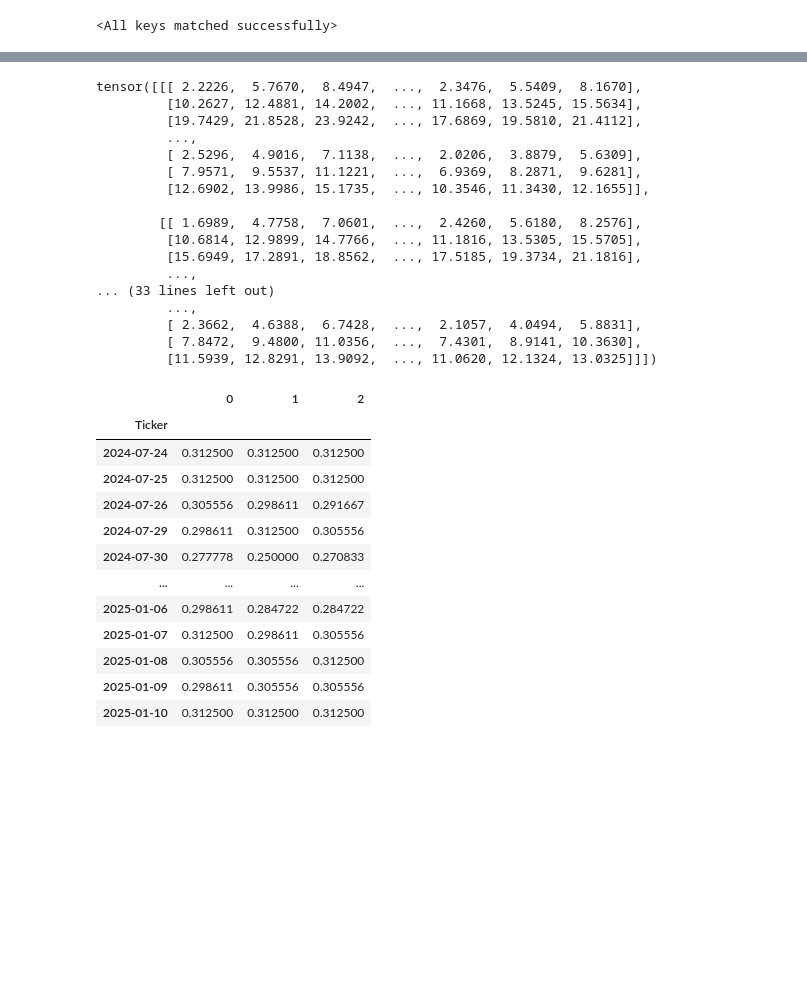
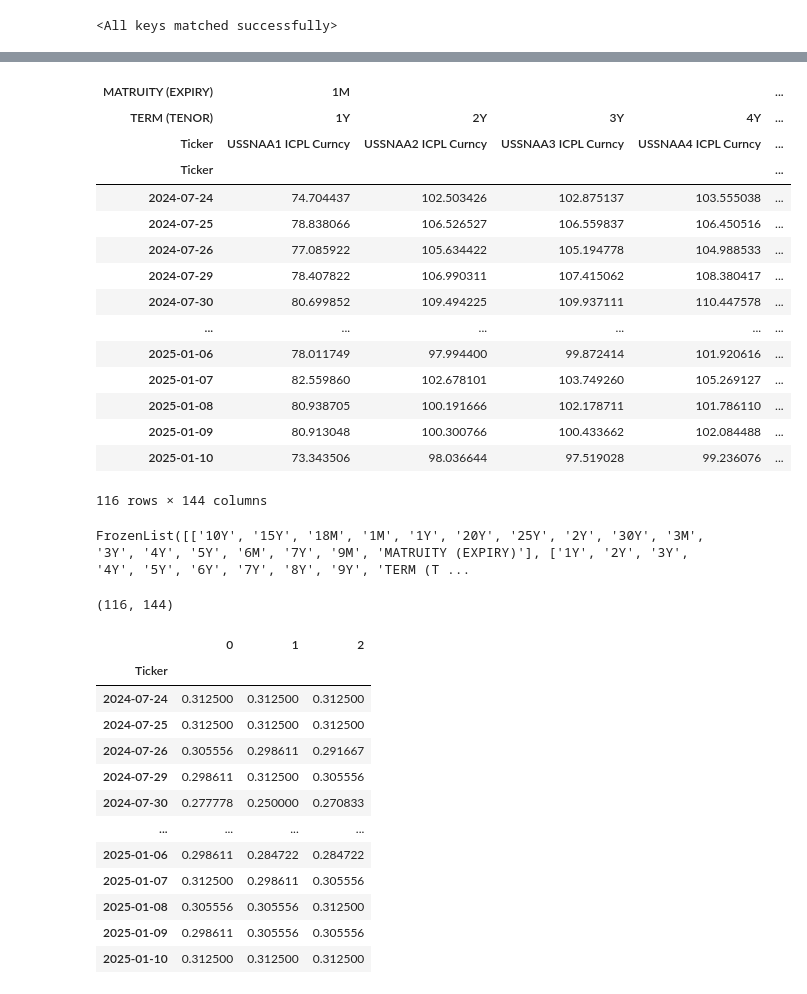
Before and after one commit to ekopen/VolGAN, a Jupyter notebook: reweighting_main.ipynb, the cells around one changed output, grey strips where cells are left out. Drawn from its saved outputs; the diff is of its cells as text; code cells hidden in the pictures; blank space fills up the shorter version.

```diff
--- a/reweighting_main.ipynb
+++ b/reweighting_main.ipynb
@@ -214,23 +206,3 @@ Mean median before  0.20707071  and median of means 0.20700731873512268
-# %%
-time_series_prices_tensor
-# %% [output]
-tensor([[[ 2.2226,  5.7670,  8.4947,  ...,  2.3476,  5.5409,  8.1670],
-         [10.2627, 12.4881, 14.2002,  ..., 11.1668, 13.5245, 15.5634],
-         [19.7429, 21.8528, 23.9242,  ..., 17.6869, 19.5810, 21.4112],
-         ...,
-         [ 2.5296,  4.9016,  7.1138,  ...,  2.0206,  3.8879,  5.6309],
-         [ 7.9571,  9.5537, 11.1221,  ...,  6.9369,  8.2871,  9.6281],
-         [12.6902, 13.9986, 15.1735,  ..., 10.3546, 11.3430, 12.1655]],
-
-        [[ 1.6989,  4.7758,  7.0601,  ...,  2.4260,  5.6180,  8.2576],
-         [10.6814, 12.9899, 14.7766,  ..., 11.1816, 13.5305, 15.5705],
-         [15.6949, 17.2891, 18.8562,  ..., 17.5185, 19.3734, 21.1816],
-         ...,
-... (33 lines left out)
-         ...,
-         [ 2.3662,  4.6388,  6.7428,  ...,  2.1057,  4.0494,  5.8831],
-         [ 7.8472,  9.4800, 11.0356,  ...,  7.4301,  8.9141, 10.3630],
-         [11.5939, 12.8291, 13.9092,  ..., 11.0620, 12.1324, 13.0325]]])
 # %%
 from Prices import arbitrage
 
@@ -258,9 +230,36 @@ with torch.no_grad():
         surface = pd.DataFrame(surface_np, columns=multi_index, index=pd.to_datetime(dates_t[-n_test:]))
         time_series_surfaces.append(surface)
         arb = []
-        for date in surface.index:
-            arb.append(arbitrage(date, surface))
-        arb_penalties[l] = arb
+        #for date in surface.index:
+        #    arb.append(arbitrage(date, surface))
+        #arb_penalties[l] = arb
+# %%
+surface
+# %% [output]
+| MATRUITY (EXPIRY) | 1M |  |  |  | ... |
+| TERM (TENOR) | 1Y | 2Y | 3Y | 4Y | ... |
+| Ticker | USSNAA1 ICPL Curncy | USSNAA2 ICPL Curncy | USSNAA3 ICPL Curncy | USSNAA4 ICPL Curncy | ... |
+| Ticker |  |  |  |  | ... |
+| 2024-07-24 | 74.704437 | 102.503426 | 102.875137 | 103.555038 | ... |
+| 2024-07-25 | 78.838066 | 106.526527 | 106.559837 | 106.450516 | ... |
+| 2024-07-26 | 77.085922 | 105.634422 | 105.194778 | 104.988533 | ... |
+| 2024-07-29 | 78.407822 | 106.990311 | 107.415062 | 108.380417 | ... |
+| 2024-07-30 | 80.699852 | 109.494225 | 109.937111 | 110.447578 | ... |
+| ... | ... | ... | ... | ... | ... |
+| 2025-01-06 | 78.011749 | 97.994400 | 99.872414 | 101.920616 | ... |
+| 2025-01-07 | 82.559860 | 102.678101 | 103.749260 | 105.269127 | ... |
+| 2025-01-08 | 80.938705 | 100.191666 | 102.178711 | 101.786110 | ... |
+| 2025-01-09 | 80.913048 | 100.300766 | 100.433662 | 102.084488 | ... |
+| 2025-01-10 | 73.343506 | 98.036644 | 97.519028 | 99.236076 | ... |
+116 rows × 144 columns
+# %%
+surface.columns.levels
+# %% [output]
+FrozenList([['10Y', '15Y', '18M', '1M', '1Y', '20Y', '25Y', '2Y', '30Y', '3M', '3Y', '4Y', '5Y', '6M', '7Y', '9M', 'MATRUITY (EXPIRY)'], ['1Y', '2Y', '3Y', '4Y', '5Y', '6Y', '7Y', '8Y', '9Y', 'TERM (T ...
+# %%
+surface.shape
+# %% [output]
+(116, 144)
 # %%
 arb_penalties.index = pd.to_datetime(dates_t[-n_test:])
 # %%
```
Also changed, not shown: parts of 4 cells of this notebook.
